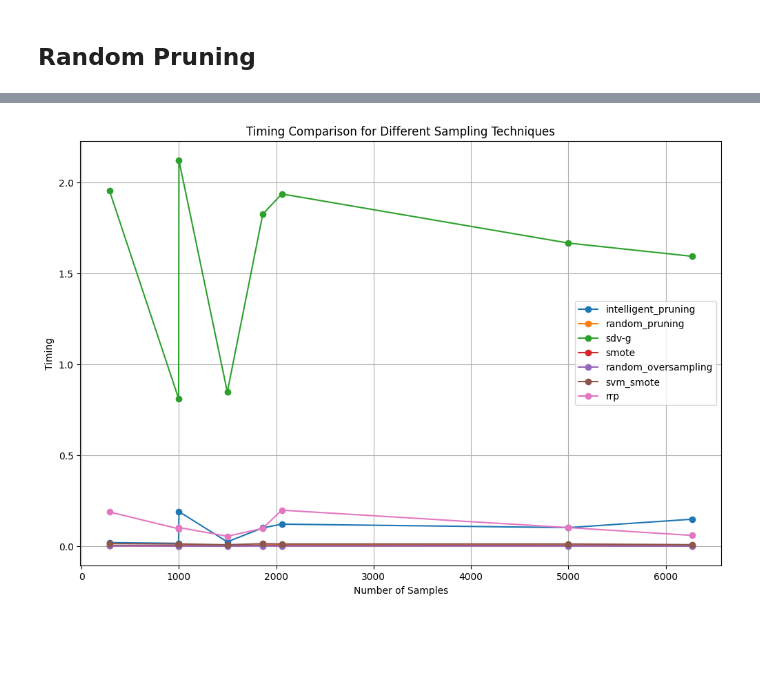
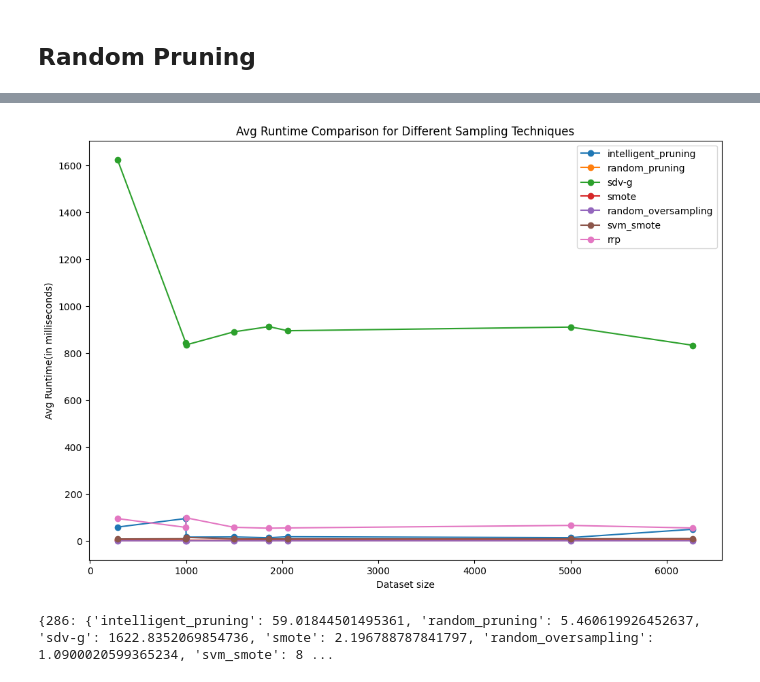
Before and after one commit to adipai/data-decent, a Jupyter notebook: src/runtime_analysis.ipynb, the cells around one changed output, grey strips where cells are left out. Cells and saved outputs as stored; diff of their text form; code cells hidden in the pictures; blank space fills up the shorter version.

Commit message:
updated timing analysis

```diff
--- a/src/runtime_analysis.ipynb
+++ b/src/runtime_analysis.ipynb
@@ -1664,13 +1646,13 @@ for rand_state in states:
     rrp_time += execution_time
 rrp_time /= len(states)
 
-avg_time_ambari['intelligent_pruning'] = intelligent_pruning_time
-avg_time_ambari['random_pruning'] = random_pruning_time
-avg_time_ambari['sdv-g'] = gc_time
-avg_time_ambari['smote'] = smote_time
-avg_time_ambari['random_oversampling'] = random_over_time
-avg_time_ambari['svm_smote'] = svm_smote_time
-avg_time_ambari['rrp'] = rrp_time
+avg_time_ambari['intelligent_pruning'] = intelligent_pruning_time*1000
+avg_time_ambari['random_pruning'] = random_pruning_time*1000
+avg_time_ambari['sdv-g'] = gc_time*1000
+avg_time_ambari['smote'] = smote_time*1000
+avg_time_ambari['random_oversampling'] = random_over_time*1000
+avg_time_ambari['svm_smote'] = svm_smote_time*1000
+avg_time_ambari['rrp'] = rrp_time*1000
 
 avg_time_ambari
 # %% [output]
@@ -1808,13 +1790,13 @@ for rand_state in states:
     rrp_time += execution_time
 rrp_time /= len(states)
 
-avg_time_js_vuln['intelligent_pruning'] = intelligent_pruning_time
-avg_time_js_vuln['random_pruning'] = random_pruning_time
-avg_time_js_vuln['sdv-g'] = gc_time
-avg_time_js_vuln['smote'] = smote_time
-avg_time_js_vuln['random_oversampling'] = random_over_time
-avg_time_js_vuln['svm_smote'] = svm_smote_time
-avg_time_js_vuln['rrp'] = rrp_time
+avg_time_js_vuln['intelligent_pruning'] = intelligent_pruning_time*1000
+avg_time_js_vuln['random_pruning'] = random_pruning_time*1000
+avg_time_js_vuln['sdv-g'] = gc_time*1000
+avg_time_js_vuln['smote'] = smote_time*1000
+avg_time_js_vuln['random_oversampling'] = random_over_time*1000
+avg_time_js_vuln['svm_smote'] = svm_smote_time*1000
+avg_time_js_vuln['rrp'] = rrp_time*1000
 
 avg_time_js_vuln
 # %% [output]
@@ -1866,19 +1848,22 @@ timing_graph_dict
 # %%
 # Sort the dictionary based on keys
-sorted_timing_graph_dict = dict(sorted(timing_graph_dict.items(), key=lambda x: x[0], reverse=True))
+sorted_timing_graph_dict = dict(sorted(timing_graph_dict.items(), key=lambda x: x[0]))
 
 # Plotting
 plt.figure(figsize=(12, 8))
 # Convert dict_keys to list for subscripting
 for technique in list(sorted_timing_graph_dict[list(sorted_timing_graph_dict.keys())[0]].keys()):
     plt.plot(list(sorted_timing_graph_dict.keys()), [sorted_timing_graph_dict[key][technique] for key in list(sorted_timing_graph_dict.keys())], label=technique, marker='o')
 
 
-plt.xlabel('Number of Samples')
-plt.ylabel('Timing')
-plt.title('Timing Comparison for Different Sampling Techniques')
+plt.xlabel('Dataset size')
+plt.ylabel('Avg Runtime(in milliseconds)')
+plt.title('Avg Runtime Comparison for Different Sampling Techniques')
 plt.legend()
-plt.grid(True)
 plt.show()
 # %% [output]
-[figure, old version]
+[figure, new version]
+# %%
+print(sorted_timing_graph_dict)
+# %% [output]
+{286: {'intelligent_pruning': 59.01844501495361, 'random_pruning': 5.460619926452637, 'sdv-g': 1622.8352069854736, 'smote': 2.196788787841797, 'random_oversampling': 1.0900020599365234, 'svm_smote': 8 ...
```
Also changed, not shown: parts of 14 cells of this notebook.
